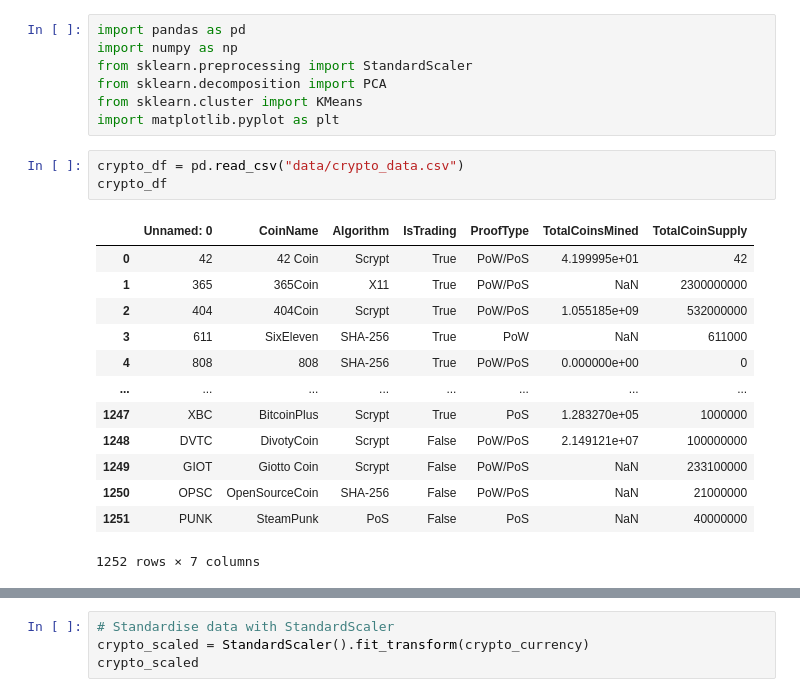
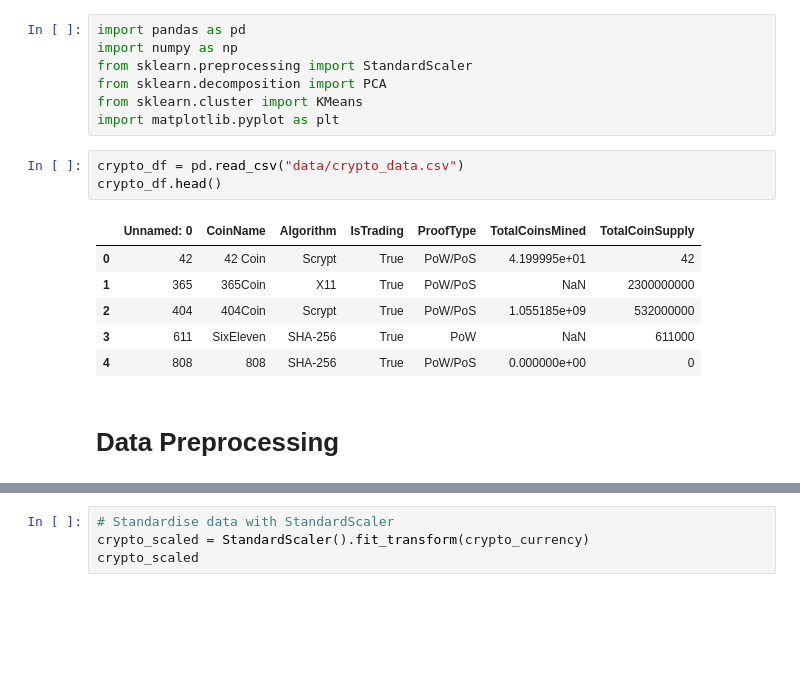
Before and after one commit to SoniMohandas/unsupervised_machine_learning, a Jupyter notebook: Cryptocurrency_clusters.ipynb, the cells around one changed output, grey strips where cells are left out. Drawn from its saved outputs; the diff is of its cells as text; blank space fills up the shorter version.

```diff
--- a/Cryptocurrency_clusters.ipynb
+++ b/Cryptocurrency_clusters.ipynb
@@ -7,21 +7,16 @@ from sklearn.cluster import KMeans
 import matplotlib.pyplot as plt
 # %%
 crypto_df = pd.read_csv("data/crypto_data.csv")
-crypto_df
+crypto_df.head()
 # %% [output]
 |  | Unnamed: 0 | CoinName | Algorithm | IsTrading | ProofType | TotalCoinsMined | TotalCoinSupply |
 | 0 | 42 | 42 Coin | Scrypt | True | PoW/PoS | 4.199995e+01 | 42 |
 | 1 | 365 | 365Coin | X11 | True | PoW/PoS | NaN | 2300000000 |
 | 2 | 404 | 404Coin | Scrypt | True | PoW/PoS | 1.055185e+09 | 532000000 |
 | 3 | 611 | SixEleven | SHA-256 | True | PoW | NaN | 611000 |
 | 4 | 808 | 808 | SHA-256 | True | PoW/PoS | 0.000000e+00 | 0 |
-| ... | ... | ... | ... | ... | ... | ... | ... |
-| 1247 | XBC | BitcoinPlus | Scrypt | True | PoS | 1.283270e+05 | 1000000 |
-| 1248 | DVTC | DivotyCoin | Scrypt | False | PoW/PoS | 2.149121e+07 | 100000000 |
-| 1249 | GIOT | Giotto Coin | Scrypt | False | PoW/PoS | NaN | 233100000 |
-| 1250 | OPSC | OpenSourceCoin | SHA-256 | False | PoW/PoS | NaN | 21000000 |
-| 1251 | PUNK | SteamPunk | PoS | False | PoS | NaN | 40000000 |
-1252 rows × 7 columns
+# %% [markdown]
+# Data Preprocessing
 # %%
 crypto_df.duplicated().sum()
 crypto_df.isna().sum()
```
Also changed, not shown: parts of 10 cells of this notebook.
